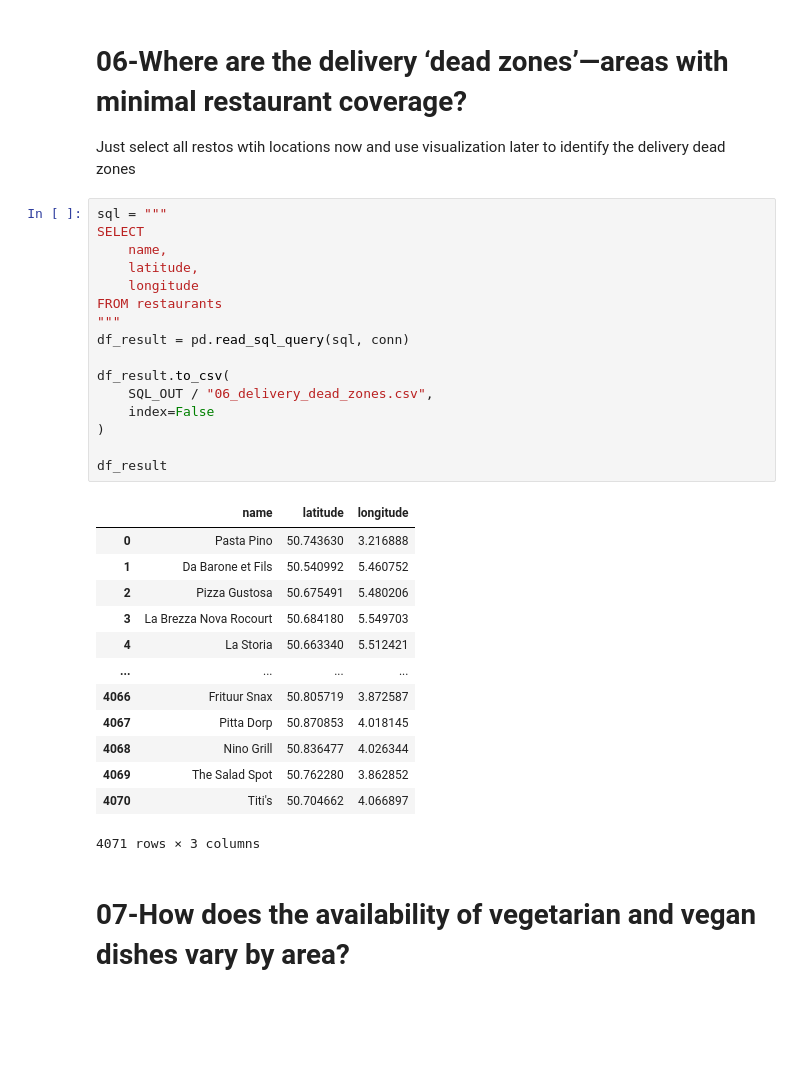
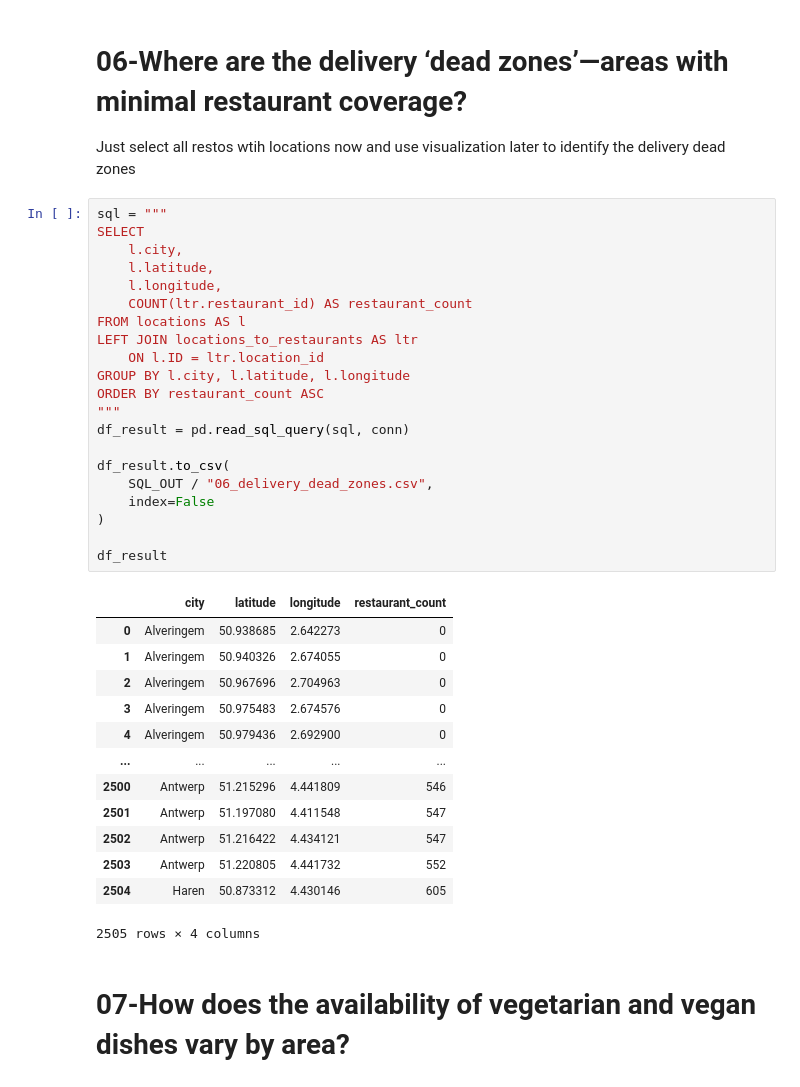
Before and after one commit to kristinnuyens/delivery-market-analysis, a Jupyter notebook: notebooks/SQL.ipynb, the cells around one changed output. Drawn from its saved outputs; the diff is of its cells as text; blank space fills up the shorter version.

```diff
--- a/notebooks/SQL.ipynb
+++ b/notebooks/SQL.ipynb
@@ -194,33 +190,38 @@ Just select all restos wtih locations now and use visualization later to identif
 # %%
 sql = """
 SELECT
-    name,
-    latitude,
-    longitude
-FROM restaurants
+    l.city,
+    l.latitude,
+    l.longitude,
+    COUNT(ltr.restaurant_id) AS restaurant_count
+FROM locations AS l
+LEFT JOIN locations_to_restaurants AS ltr
+    ON l.ID = ltr.location_id
+GROUP BY l.city, l.latitude, l.longitude
+ORDER BY restaurant_count ASC
 """
 df_result = pd.read_sql_query(sql, conn)
 
 df_result.to_csv(
     SQL_OUT / "06_delivery_dead_zones.csv",
     index=False
 )
 
 df_result
 # %% [output]
-|  | name | latitude | longitude |
-| 0 | Pasta Pino | 50.743630 | 3.216888 |
-| 1 | Da Barone et Fils | 50.540992 | 5.460752 |
-| 2 | Pizza Gustosa | 50.675491 | 5.480206 |
-| 3 | La Brezza Nova Rocourt | 50.684180 | 5.549703 |
-| 4 | La Storia | 50.663340 | 5.512421 |
-| ... | ... | ... | ... |
-| 4066 | Frituur Snax | 50.805719 | 3.872587 |
-| 4067 | Pitta Dorp | 50.870853 | 4.018145 |
-| 4068 | Nino Grill | 50.836477 | 4.026344 |
-| 4069 | The Salad Spot | 50.762280 | 3.862852 |
-| 4070 | Titi's | 50.704662 | 4.066897 |
+|  | city | latitude | longitude | restaurant_count |
+| 0 | Alveringem | 50.938685 | 2.642273 | 0 |
+| 1 | Alveringem | 50.940326 | 2.674055 | 0 |
+| 2 | Alveringem | 50.967696 | 2.704963 | 0 |
+| 3 | Alveringem | 50.975483 | 2.674576 | 0 |
+| 4 | Alveringem | 50.979436 | 2.692900 | 0 |
+| ... | ... | ... | ... | ... |
+| 2500 | Antwerp | 51.215296 | 4.441809 | 546 |
+| 2501 | Antwerp | 51.197080 | 4.411548 | 547 |
+| 2502 | Antwerp | 51.216422 | 4.434121 | 547 |
+| 2503 | Antwerp | 51.220805 | 4.441732 | 552 |
+| 2504 | Haren | 50.873312 | 4.430146 | 605 |
-4071 rows × 3 columns
+2505 rows × 4 columns
 # %% [markdown]
 # 07-How does the availability of vegetarian and vegan dishes vary by area?
 # %%
```
Also changed, not shown: parts of 6 cells of this notebook, 12 other files.
